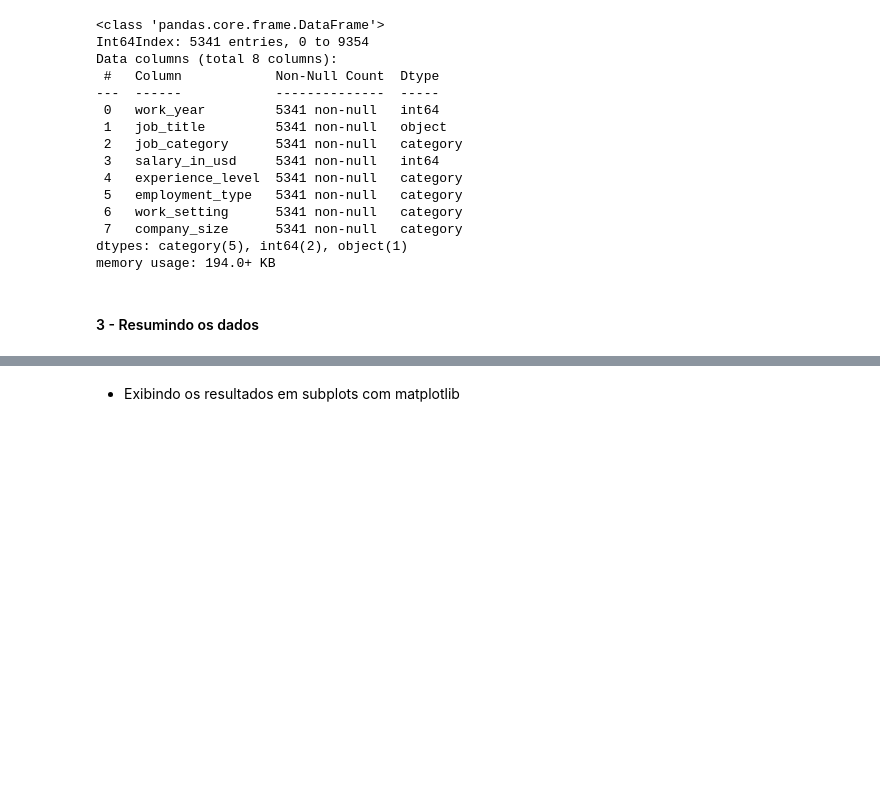
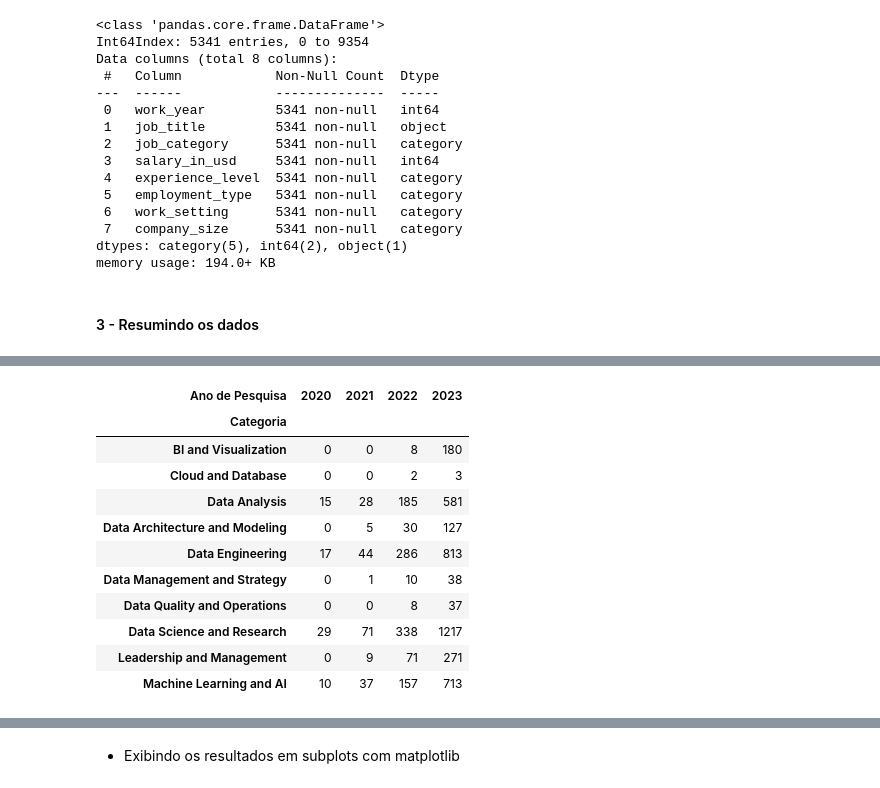
Before and after one commit to ryanrodr/eda-jobs-in-data, a Jupyter notebook: notebooks/analise_exploratoria.ipynb, the cells around one changed output, grey strips where cells are left out. Cells and saved outputs as stored; diff of their text form; code cells hidden in the pictures; blank space fills up the shorter version.

```diff
--- a/notebooks/analise_exploratoria.ipynb
+++ b/notebooks/analise_exploratoria.ipynb
@@ -155,3 +159,28 @@ tabela_categoria.style.set_properties(**{'text-align': 'center'})
+# %%
+# Criando a tabela já informando os dados de index e columns
+tabela_dist = pd.crosstab(index= df['job_category'],
+                          columns= df['work_year'],
+                          aggfunc= 'count',
+                          values= df['job_category'])
+
+# Renomeando o eixo das linhas e das colunas da tabela
+tabela_dist = tabela_dist.rename_axis('Categoria').rename_axis('Ano de Pesquisa', axis='columns')
+# %%
+# Centralizando a visualização
+tabela_dist.style.set_properties(**{'text-align': 'center'})
+# %% [output]
+| Ano de Pesquisa | 2020 | 2021 | 2022 | 2023 |
+| Categoria |  |  |  |  |
+| BI and Visualization | 0 | 0 | 8 | 180 |
+| Cloud and Database | 0 | 0 | 2 | 3 |
+| Data Analysis | 15 | 28 | 185 | 581 |
+| Data Architecture and Modeling | 0 | 5 | 30 | 127 |
+| Data Engineering | 17 | 44 | 286 | 813 |
+| Data Management and Strategy | 0 | 1 | 10 | 38 |
+| Data Quality and Operations | 0 | 0 | 8 | 37 |
+| Data Science and Research | 29 | 71 | 338 | 1217 |
+| Leadership and Management | 0 | 9 | 71 | 271 |
+| Machine Learning and AI | 10 | 37 | 157 | 713 |
 # %%
 quantidade_exp = df['experience_level'].value_counts()
 percentual_exp = df['experience_level'].value_counts(normalize=True) * 100
```
Also changed, not shown: parts of 18 cells of this notebook.
